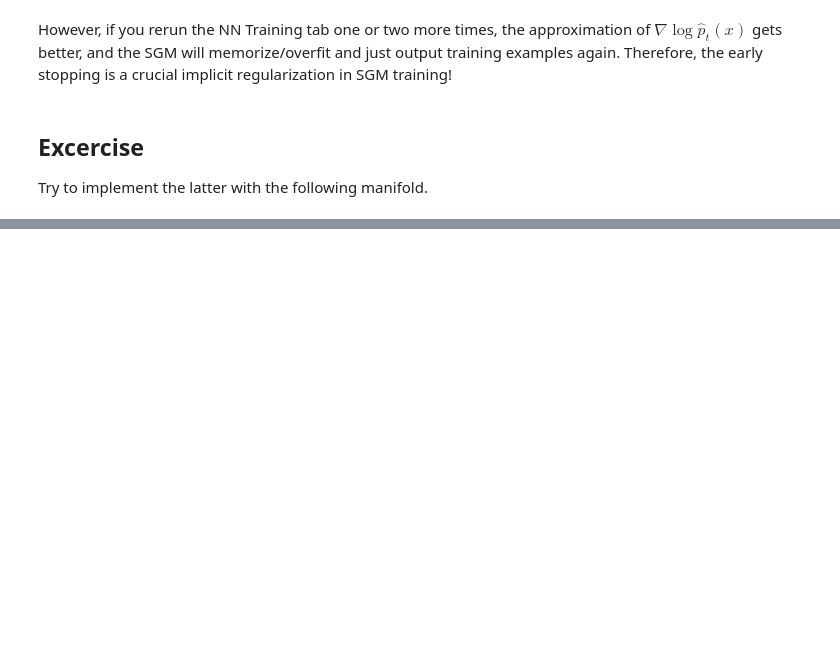
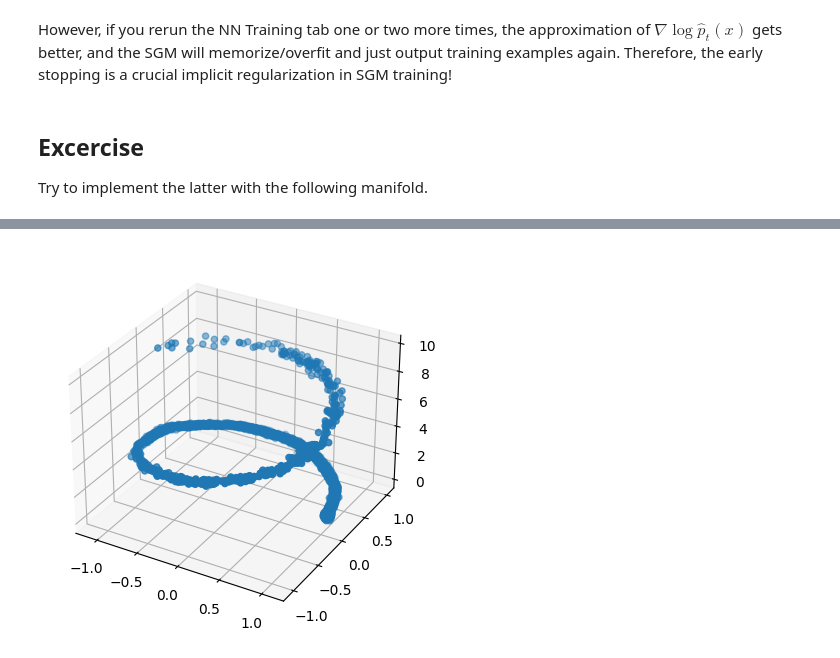
Before and after one commit to maguerrap/CEMRACS2023, a Jupyter notebook: 3-SGM_introduction.ipynb, the cells around one changed output, grey strips where cells are left out. Cells and saved outputs as stored; diff of their text form; code cells hidden in the pictures; blank space fills up the shorter version.

```diff
--- a/3-SGM_introduction.ipynb
+++ b/3-SGM_introduction.ipynb
@@ -505,0 +593,35 @@ plt.show()
+# %%
+import optax
+
+batch_size = 16
+#some dummy input data. Flax is able to infer all the dimensions of the weights
+#if we supply if with the kind of input data it has to expect
+x = jnp.zeros(3*batch_size).reshape((batch_size, 3))
+time = jnp.ones((batch_size, 1))
+#initialize the model weights
+score_model_helix = ApproximateScore()
+params = score_model.init(rng, x, time)
+
+#Initialize the optimizer
+optimizer = optax.adam(1e-3)
+opt_state = optimizer.init(params)
+# %%
+N_epochs = 10_000
+train_size = mf.shape[0]
+batch_size = 5
+batch_size = min(train_size, batch_size)
+steps_per_epoch = train_size // batch_size
+for k in range(N_epochs):
+    rng, step_rng = random.split(rng)
+    perms = jax.random.permutation(step_rng, train_size)
+    perms = perms[:steps_per_epoch * batch_size]  # skip incomplete batch
+    perms = perms.reshape((steps_per_epoch, batch_size))
+    losses = []
+    for perm in perms:
+        batch = mf[perm, :]
+        rng, step_rng = random.split(rng)
+        loss, params, opt_state = update_step(params, step_rng, batch, opt_state, score_model_helix)
+        losses.append(loss)
+    mean_loss = jnp.mean(jnp.array(losses))
+    if k % 1000 == 0:
+        print("Epoch %d \t, Loss %f " % (k, mean_loss))
@@ -505,0 +639,11 @@ plt.show()
+# %%
+trained_score_helix = lambda x, t: score_model_helix.apply(params, x, t)
+rng, step_rng = random.split(rng)
+samples = lmc_sampler(step_rng, trained_score, dispersion, drift, 3, 5000)
+# %%
+fig = plt.figure()
+ax = fig.add_subplot(projection='3d')
+ax.scatter(samples[:,0], samples[:,1], samples[:,2])
+plt.show()
+# %% [output]
+[figure, added]
```
Also changed, not shown: parts of 11 cells of this notebook, 2 other files.
